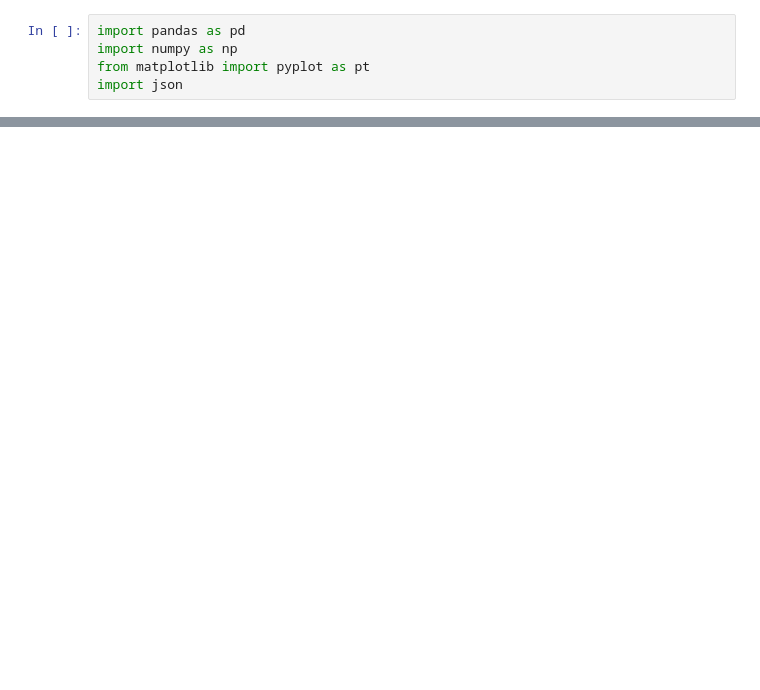
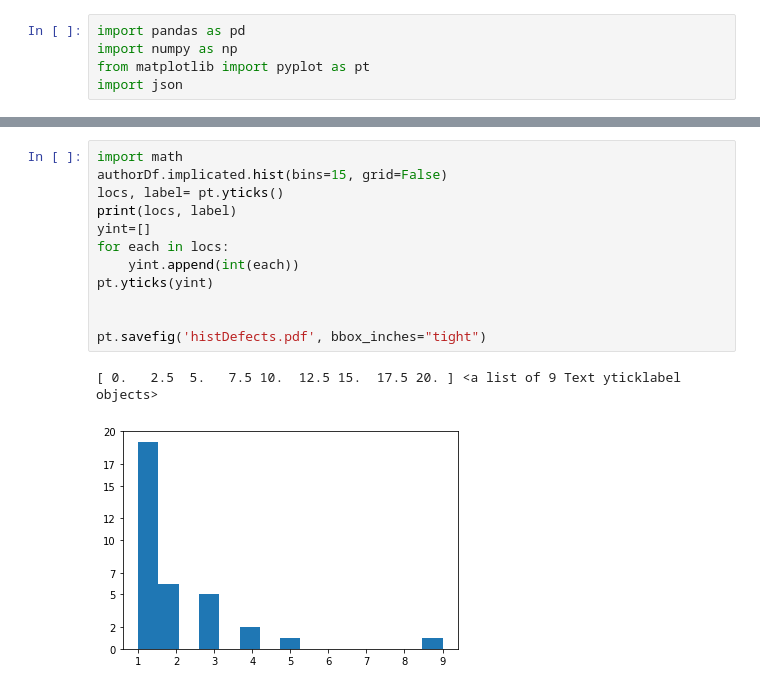
Before and after one commit to eff-kay/expertise_analysis, a Jupyter notebook: expertise-explorer.ipynb, the cells around one changed output, grey strips where cells are left out. Cells and saved outputs as stored; diff of their text form; blank space fills up the shorter version.

```diff
--- a/expertise-explorer.ipynb
+++ b/expertise-explorer.ipynb
@@ -85,0 +75,15 @@ print(pd.DataFrame(dF['data'].items()))
+# %%
+import math
+authorDf.implicated.hist(bins=15, grid=False)
+locs, label= pt.yticks()
+print(locs, label)
+yint=[]
+for each in locs:
+    yint.append(int(each))
+pt.yticks(yint)
+
+
+pt.savefig('histDefects.pdf', bbox_inches="tight")
+# %% [output]
+[ 0.   2.5  5.   7.5 10.  12.5 15.  17.5 20. ] <a list of 9 Text yticklabel objects>
+[figure, added]
```
Also changed, not shown: parts of 8 cells of this notebook, 7 other files.
